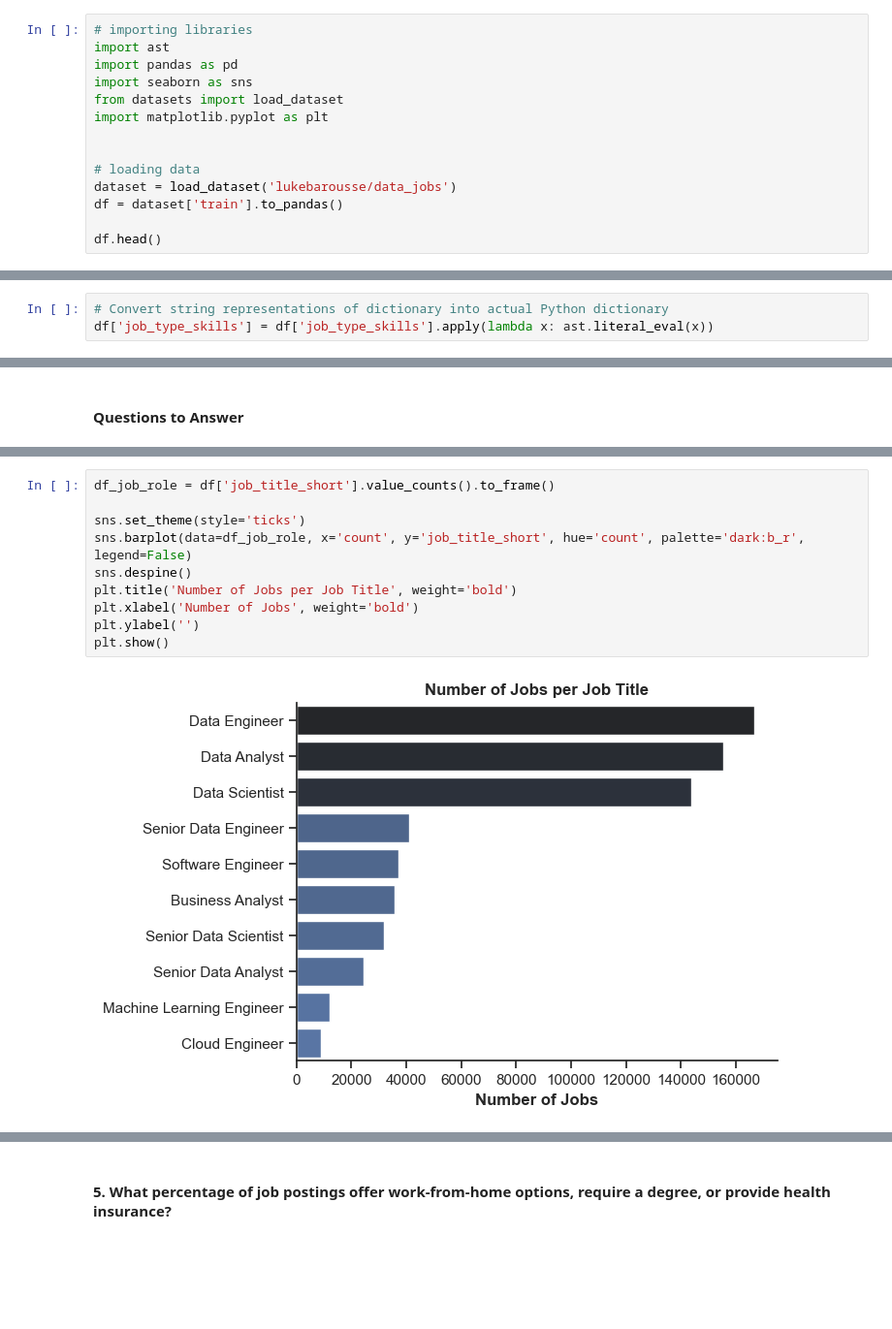
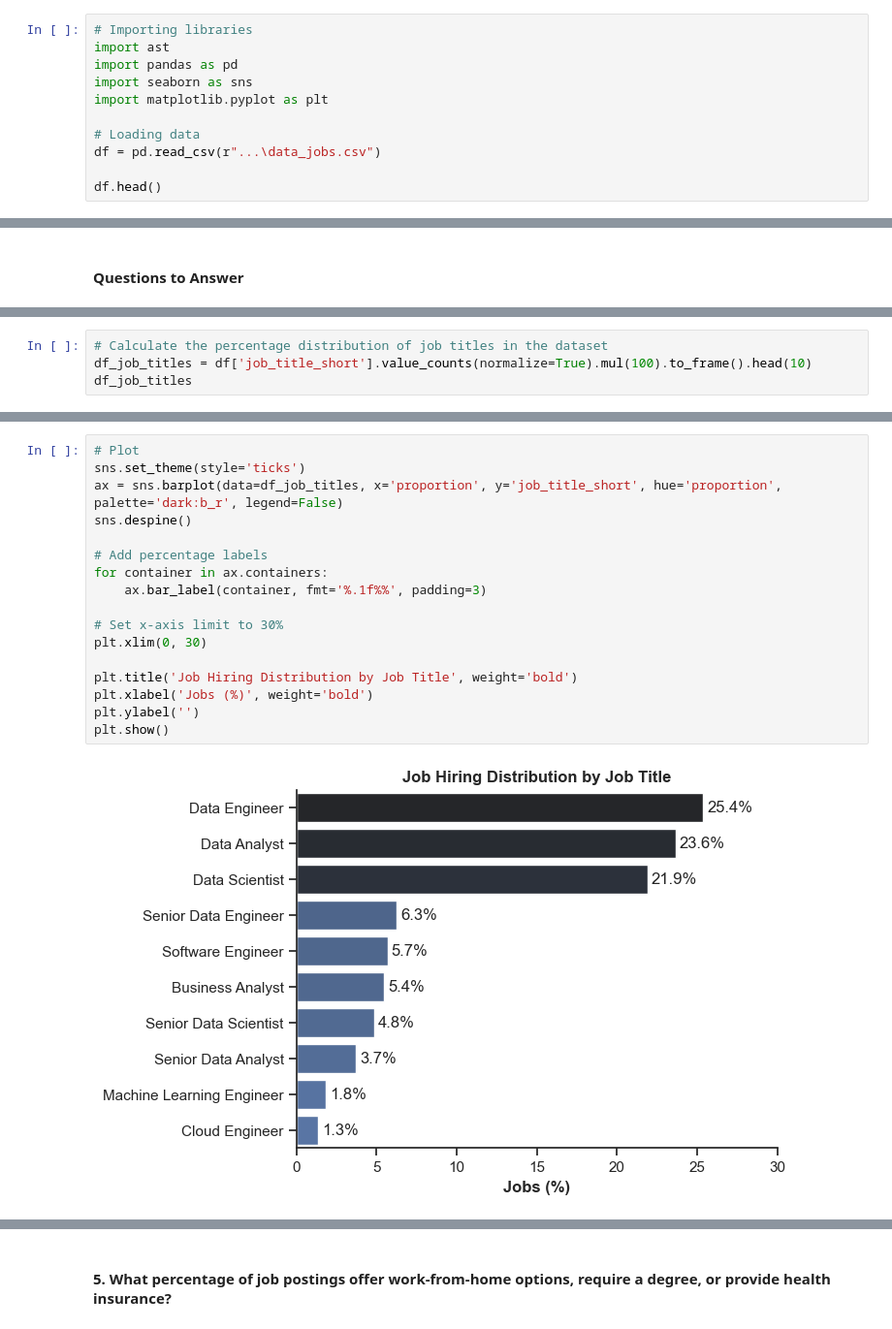
Before and after one commit to kierncb/Python_Data_Job_EDA, a Jupyter notebook: Exploratory_Data_Analysis.ipynb, the cells around one changed output, grey strips where cells are left out. Shown at 97% size. Drawn from its saved outputs; the diff is of its cells as text; blank space fills up the shorter version.

```diff
--- a/Exploratory_Data_Analysis.ipynb
+++ b/Exploratory_Data_Analysis.ipynb
@@ -1,17 +1,14 @@
 # %% [markdown]
 #### **Importing Libraries and Cleaning Data**
 # %%
-# importing libraries
+# Importing libraries
 import ast
 import pandas as pd
 import seaborn as sns
-from datasets import load_dataset
 import matplotlib.pyplot as plt
 
-
-# loading data
-dataset = load_dataset('lukebarousse/data_jobs')
-df = dataset['train'].to_pandas()
+# Loading data
+df = pd.read_csv(r"...\data_jobs.csv")
 
 df.head()
 # %% [output]
@@ -89,9 +86,6 @@ df['job_via'] = df['job_via'].str.replace(r'\s*via\s*', '', regex=True)
 # %%
 # Convert string representations of list into actual Python list
 df['job_skills'] = df['job_skills'].apply(lambda x: ast.literal_eval(x))
-# %%
-# Convert string representations of dictionary into actual Python dictionary
-df['job_type_skills'] = df['job_type_skills'].apply(lambda x: ast.literal_eval(x))
 # %%
 df.head()
 # %% [output]
@@ -115,0 +110,4 @@ df.head()
+# %%
+# Calculate the percentage distribution of job titles in the dataset
+df_job_titles = df['job_title_short'].value_counts(normalize=True).mul(100).to_frame().head(10)
+df_job_titles
@@ -116,13 +127,20 @@ df.head()
 # %%
-df_job_role = df['job_title_short'].value_counts().to_frame()
+# Plot
+sns.set_theme(style='ticks')
+ax = sns.barplot(data=df_job_titles, x='proportion', y='job_title_short', hue='proportion', palette='dark:b_r', legend=False)
+sns.despine()
 
-sns.set_theme(style='ticks')
-sns.barplot(data=df_job_role, x='count', y='job_title_short', hue='count', palette='dark:b_r', legend=False)
-sns.despine()
-plt.title('Number of Jobs per Job Title', weight='bold')
-plt.xlabel('Number of Jobs', weight='bold')
+# Add percentage labels
+for container in ax.containers:
+    ax.bar_label(container, fmt='%.1f%%', padding=3)
+
+# Set x-axis limit to 30%
+plt.xlim(0, 30)
+
+plt.title('Job Hiring Distribution by Job Title', weight='bold')
+plt.xlabel('Jobs (%)', weight='bold')
 plt.ylabel('')
 plt.show()
 # %% [output]
-[figure, old version]
+[figure, new version]
 # %% [markdown]
```
Also changed, not shown: parts of 35 cells of this notebook.
